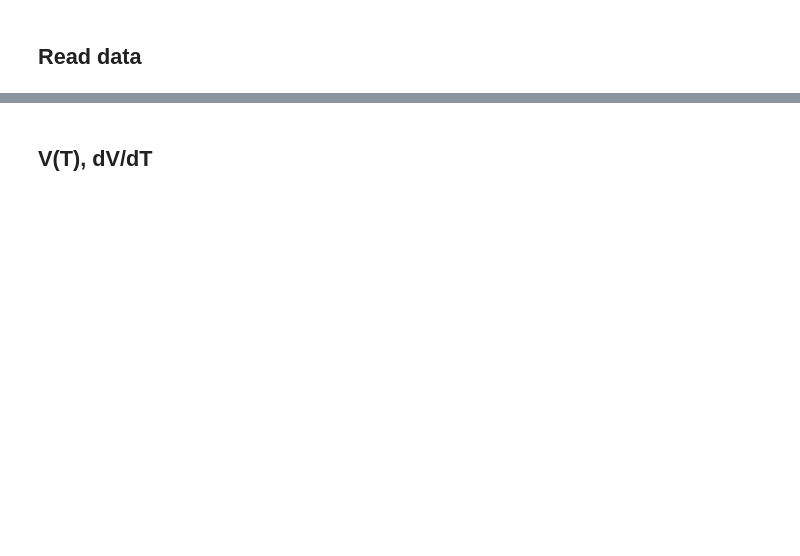
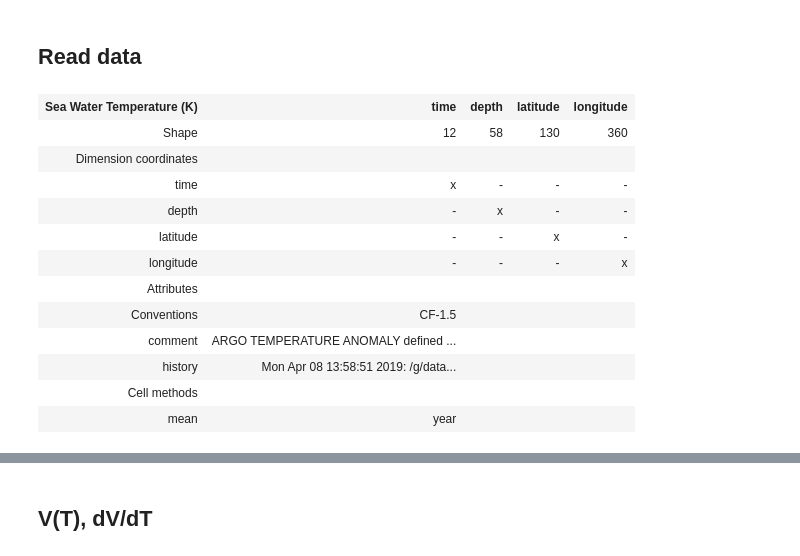
Before and after one commit to DamienIrving/ocean-analysis, a Jupyter notebook: development/water_mass_temperature_metrics.ipynb, the cells around one changed output, grey strips where cells are left out. Cells and saved outputs as stored; diff of their text form; code cells hidden in the pictures; blank space fills up the shorter version.

Commit message:
Switched to Argo

```diff
--- a/development/water_mass_temperature_metrics.ipynb
+++ b/development/water_mass_temperature_metrics.ipynb
@@ -16,8 +16,12 @@ import scipy
 # %% [markdown]
 ## Read data
 # %%
-tfile = '/g/data/ua6/DRSv3/CMIP5/CCSM4/historicalGHG/mon/ocean/r1i1p1/thetao/latest/thetao_Omon_CCSM4_historicalGHG_r1i1p1_200001-200512.nc'
-vfile = '/g/data/r87/dbi599/DRSv2/CMIP5/CCSM4/historical/fx/ocean/r0i0p0/volcello/latest/volcello-inferred_fx_CCSM4_historical_r0i0p0.nc'
-bfile = '/g/data/r87/dbi599/DRSv2/CMIP5/CCSM4/historical/fx/ocean/r0i0p0/basin/latest/basin_fx_CCSM4_historical_r0i0p0.nc'
+#tfile = '/g/data/ua6/DRSv3/CMIP5/CCSM4/historicalGHG/mon/ocean/r1i1p1/thetao/latest/thetao_Omon_CCSM4_historicalGHG_r1i1p1_200001-200512.nc'
+#vfile = '/g/data/r87/dbi599/DRSv2/CMIP5/CCSM4/historical/fx/ocean/r0i0p0/volcello/latest/volcello-inferred_fx_CCSM4_historical_r0i0p0.nc'
+#bfile = '/g/data/r87/dbi599/DRSv2/CMIP5/CCSM4/historical/fx/ocean/r0i0p0/basin/latest/basin_fx_CCSM4_historical_r0i0p0.nc'
+
+tfile = '/g/data/r87/dbi599/data_argo/raw/to-anom_Oyr_ArgoRoemmich_2004-2015.nc'
+tclim_file = '/g/data/r87/dbi599/data_argo/raw/to-annual-clim_Omon_ArgoRoemmich_2004-2015.nc'
+vfile = '/g/data/r87/dbi599/data_argo/raw/volcello-inferred_fx_ArgoRoemmich.nc'
 # %%
 level_subset = lambda cell: cell <= 2000
@@ -28,0 +34,16 @@ bcube = iris.load_cube(bfile ,level_constraint)
+# %%
+tanom_cube
+# %% [output]
+| Sea Water Temperature (K) | time | depth | latitude | longitude |
+| Shape | 12 | 58 | 130 | 360 |
+| Dimension coordinates |  |  |  |  |
+| time | x | - | - | - |
+| depth | - | x | - | - |
+| latitude | - | - | x | - |
+| longitude | - | - | - | x |
+| Attributes |  |  |  |  |
+| Conventions | CF-1.5 |  |  |  |
+| comment | ARGO TEMPERATURE ANOMALY defined ... |  |  |  |
+| history | Mon Apr 08 13:58:51 2019: /g/data... |  |  |  |
+| Cell methods |  |  |  |  |
+| mean | year |  |  |  |
```
Also changed, not shown: parts of 16 cells of this notebook.
